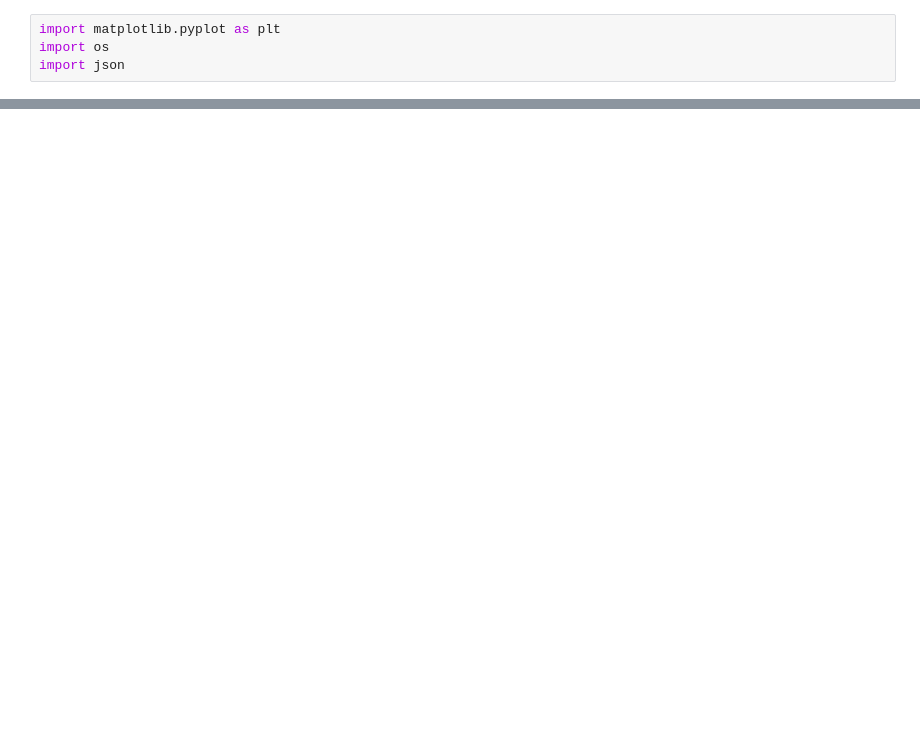
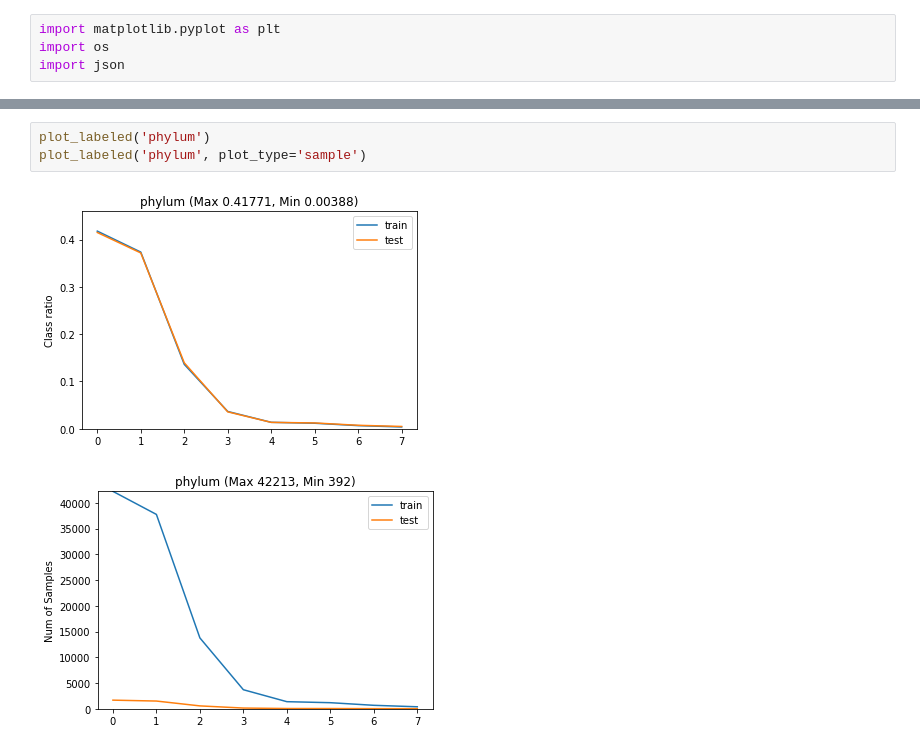
Before and after one commit to linzhiqiu/leco, a Jupyter notebook: SemiInatStats.ipynb, the cells around one changed output, grey strips where cells are left out. Drawn from its saved outputs; the diff is of its cells as text; blank space fills up the shorter version.

```diff
--- a/SemiInatStats.ipynb
+++ b/SemiInatStats.ipynb
@@ -146,2 +129,8 @@ plot_labeled_vs_unlabeled('phylum')
+# %%
+plot_labeled('phylum')
+plot_labeled('phylum', plot_type='sample')
+# %% [output]
+[figure, added]
+[figure, added]
 # %%
 plot_labeled('class')
```
Also changed, not shown: parts of 20 cells of this notebook, 12 other files.
